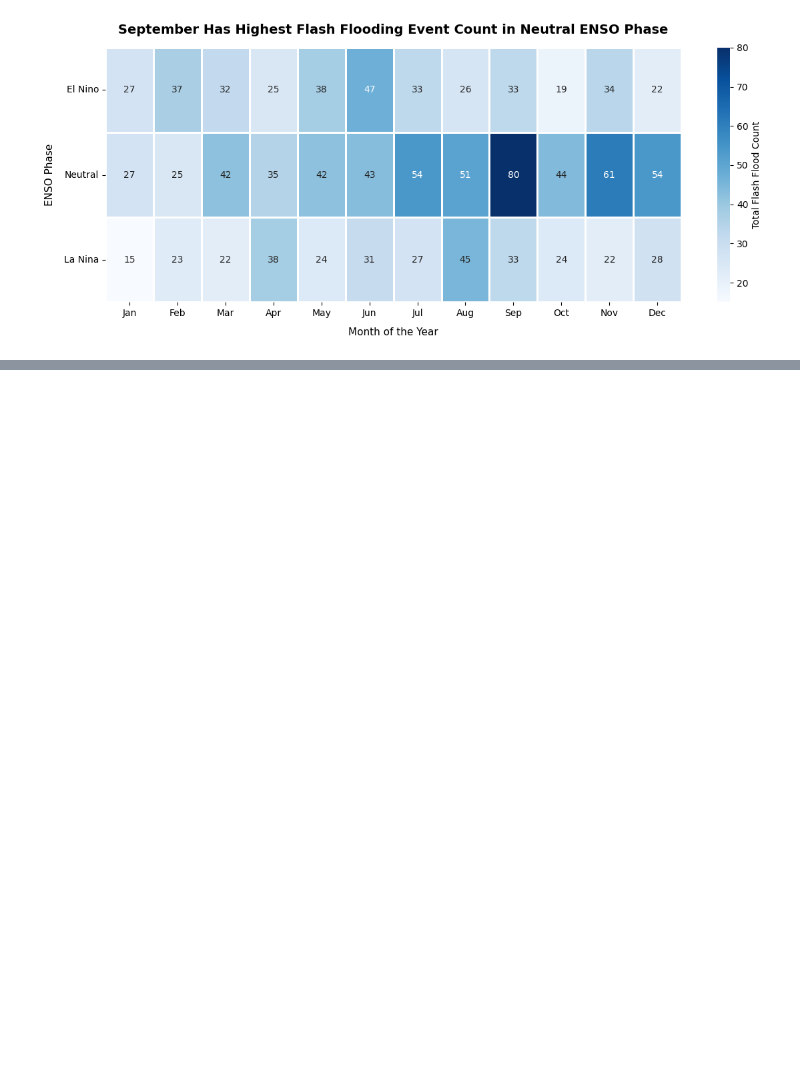
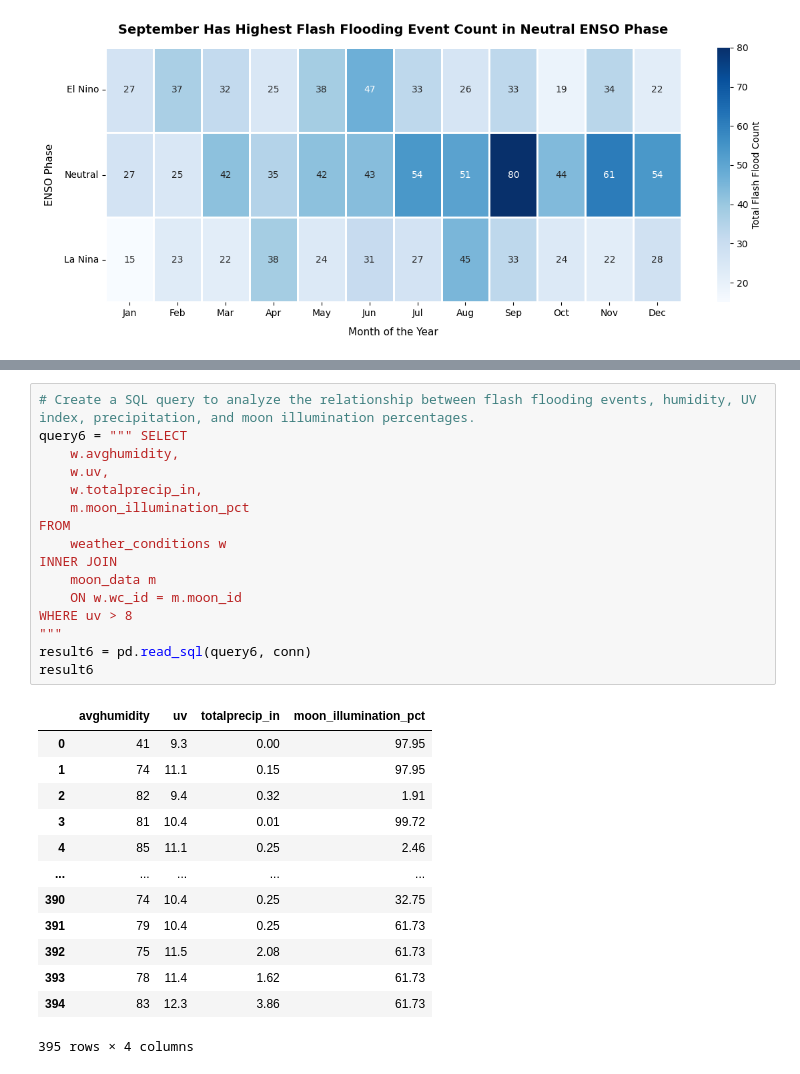
Before and after one commit to ashleyadehart/flash_floods_ky_2015_2025, a Jupyter notebook: notebooks/flash_floods_ky_2015_2025.ipynb, the cells around one changed output, grey strips where cells are left out. Saved outputs shown, nothing was run; the diff lists cells and outputs as text; blank space fills up the shorter version.

Commit message:
Updated README.md file, ky_flash_flood_events.db file, flash_floods_ky_2015_2025.ipynb file, and requirements.txt file

```diff
--- a/notebooks/flash_floods_ky_2015_2025.ipynb
+++ b/notebooks/flash_floods_ky_2015_2025.ipynb
@@ -1352,3 +1334,33 @@ plt.suptitle(
 plt.show()
 # %% [output]
 [figure]
+# %%
+# Create a SQL query to analyze the relationship between flash flooding events, humidity, UV index, precipitation, and moon illumination percentages.
+query6 = """ SELECT
+    w.avghumidity,
+    w.uv,
+    w.totalprecip_in,
+    m.moon_illumination_pct
+FROM
+    weather_conditions w
+INNER JOIN
+    moon_data m
+    ON w.wc_id = m.moon_id
+WHERE uv > 8
+"""
+result6 = pd.read_sql(query6, conn)
+result6
+# %% [output]
+|  | avghumidity | uv | totalprecip_in | moon_illumination_pct |
+| 0 | 41 | 9.3 | 0.00 | 97.95 |
+| 1 | 74 | 11.1 | 0.15 | 97.95 |
+| 2 | 82 | 9.4 | 0.32 | 1.91 |
+| 3 | 81 | 10.4 | 0.01 | 99.72 |
+| 4 | 85 | 11.1 | 0.25 | 2.46 |
+| ... | ... | ... | ... | ... |
+| 390 | 74 | 10.4 | 0.25 | 32.75 |
+| 391 | 79 | 10.4 | 0.25 | 61.73 |
+| 392 | 75 | 11.5 | 2.08 | 61.73 |
+| 393 | 78 | 11.4 | 1.62 | 61.73 |
+| 394 | 83 | 12.3 | 3.86 | 61.73 |
+395 rows × 4 columns
```
Also changed, not shown: parts of 5 cells of this notebook, 3 other files.
